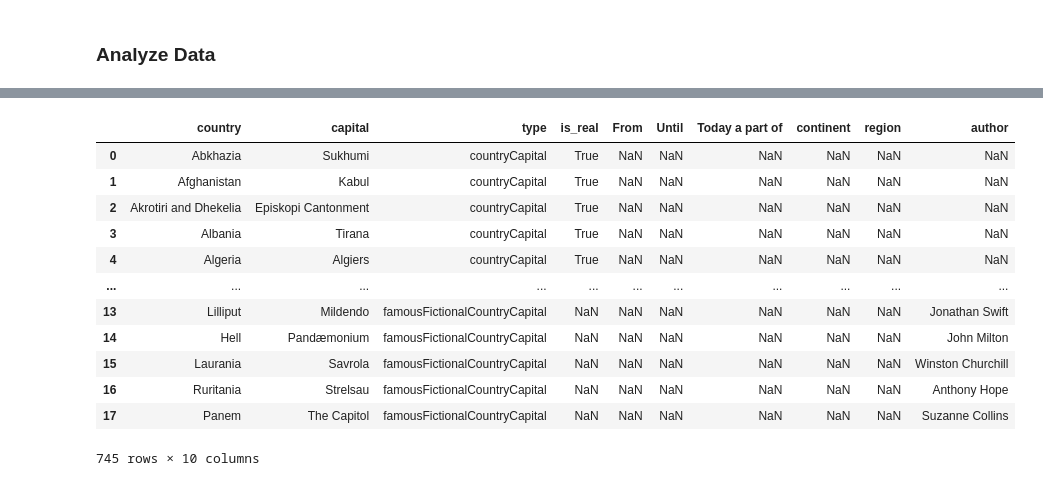
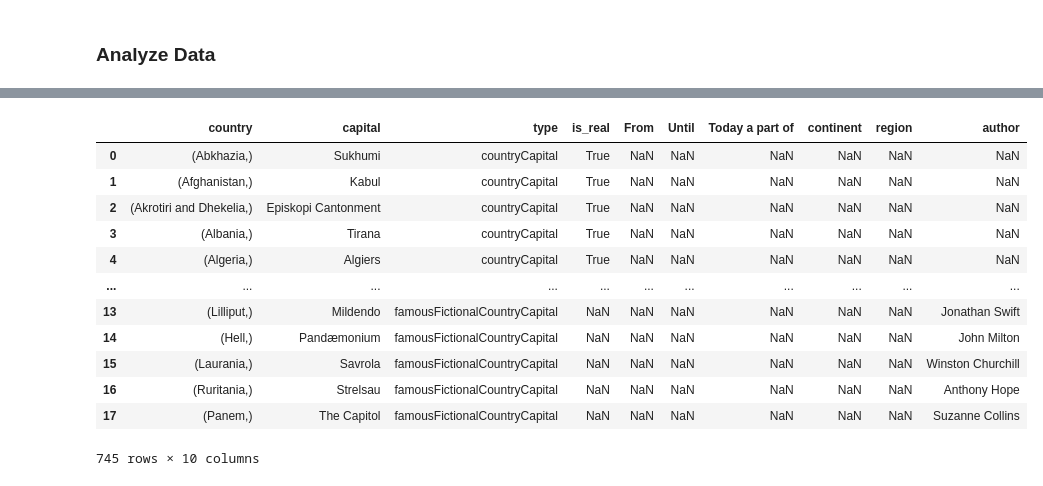
Before and after one commit to kdu4108/measureLM, a Jupyter notebook: analysis.ipynb, the cells around one changed output, grey strips where cells are left out. Saved outputs shown, nothing was run; the diff lists cells and outputs as text; code cells hidden in the pictures.

```diff
--- a/analysis.ipynb
+++ b/analysis.ipynb
@@ -59,6 +46,7 @@ DATASET_KWARGS_IDENTIFIABLE = dict(
     max_entities=90,
     cap_per_type=True,
     raw_country_capitals_path="data/CountryCapital/real-fake-historical-fictional-famousfictional-country-capital.csv",
+    ablate_out_relevant_contexts=True,
 )
 LOG_DATASETS = True
 
@@ -103,6 +91,12 @@ data_id += (
     and DATASET_KWARGS_IDENTIFIABLE["cap_per_type"]
     else ""
 )
+data_id += (
+    "-ablate"
+    if "ablate_out_relevant_contexts" in DATASET_KWARGS_IDENTIFIABLE
+    and DATASET_KWARGS_IDENTIFIABLE["ablate_out_relevant_contexts"]
+    else ""
+)
 
 data_dir = os.path.join("data", DATASET_NAME, data_id, f"{SEED}")
 input_dir = os.path.join(data_dir, "inputs")
@@ -119,14 +113,15 @@ DATASET_KWARGS_IDENTIFIABLE = {
     ),
 }
 
-results_dir = os.path.join(data_dir, "results")
-val_results_path = os.path.join(results_dir, "val.csv")
-
 # Construct model id
 model_id = f"{MODEL_ID}"
 model_id += "-8bit" if LOAD_IN_8BIT else ""
 model_dir = os.path.join(data_dir, "models", model_id)
 
+# Results path
+results_dir = os.path.join(model_dir, "results")
+val_results_path = os.path.join(results_dir, "val.csv")
+
 print(f"Data dir: {data_dir}")
 print(f"Model dir: {model_dir}")
 # %% [output]
@@ -233,23 +247,24 @@ val_df_contexts_per_qe.iloc[0]["contexts"][:10]
 # %%
 country_data = pd.read_csv(
     DATASET_KWARGS_IDENTIFIABLE["raw_country_capitals_path"],
     # os.path.join("data", DATASET_NAME, "real-fake-country-capital.csv"),
     index_col=0,
 )
+country_data["country"] = country_data["country"].apply(lambda x: (x,))
 country_data
 # %% [output]
 |  | country | capital | type | is_real | From | Until | Today a part of | continent | region | author |
-| 0 | Abkhazia | Sukhumi | countryCapital | True | NaN | NaN | NaN | NaN | NaN | NaN |
-| 1 | Afghanistan | Kabul | countryCapital | True | NaN | NaN | NaN | NaN | NaN | NaN |
-| 2 | Akrotiri and Dhekelia | Episkopi Cantonment | countryCapital | True | NaN | NaN | NaN | NaN | NaN | NaN |
-| 3 | Albania | Tirana | countryCapital | True | NaN | NaN | NaN | NaN | NaN | NaN |
-| 4 | Algeria | Algiers | countryCapital | True | NaN | NaN | NaN | NaN | NaN | NaN |
+| 0 | (Abkhazia,) | Sukhumi | countryCapital | True | NaN | NaN | NaN | NaN | NaN | NaN |
+| 1 | (Afghanistan,) | Kabul | countryCapital | True | NaN | NaN | NaN | NaN | NaN | NaN |
+| 2 | (Akrotiri and Dhekelia,) | Episkopi Cantonment | countryCapital | True | NaN | NaN | NaN | NaN | NaN | NaN |
+| 3 | (Albania,) | Tirana | countryCapital | True | NaN | NaN | NaN | NaN | NaN | NaN |
+| 4 | (Algeria,) | Algiers | countryCapital | True | NaN | NaN | NaN | NaN | NaN | NaN |
 | ... | ... | ... | ... | ... | ... | ... | ... | ... | ... | ... |
-| 13 | Lilliput | Mildendo | famousFictionalCountryCapital | NaN | NaN | NaN | NaN | NaN | NaN | Jonathan Swift |
-| 14 | Hell | Pandæmonium | famousFictionalCountryCapital | NaN | NaN | NaN | NaN | NaN | NaN | John Milton |
-| 15 | Laurania | Savrola | famousFictionalCountryCapital | NaN | NaN | NaN | NaN | NaN | NaN | Winston Churchill |
-| 16 | Ruritania | Strelsau | famousFictionalCountryCapital | NaN | NaN | NaN | NaN | NaN | NaN | Anthony Hope |
-| 17 | Panem | The Capitol | famousFictionalCountryCapital | NaN | NaN | NaN | NaN | NaN | NaN | Suzanne Collins |
+| 13 | (Lilliput,) | Mildendo | famousFictionalCountryCapital | NaN | NaN | NaN | NaN | NaN | NaN | Jonathan Swift |
+| 14 | (Hell,) | Pandæmonium | famousFictionalCountryCapital | NaN | NaN | NaN | NaN | NaN | NaN | John Milton |
+| 15 | (Laurania,) | Savrola | famousFictionalCountryCapital | NaN | NaN | NaN | NaN | NaN | NaN | Winston Churchill |
+| 16 | (Ruritania,) | Strelsau | famousFictionalCountryCapital | NaN | NaN | NaN | NaN | NaN | NaN | Anthony Hope |
+| 17 | (Panem,) | The Capitol | famousFictionalCountryCapital | NaN | NaN | NaN | NaN | NaN | NaN | Suzanne Collins |
 745 rows × 10 columns
 # %%
 val_df_per_qe = val_df_contexts_per_qe.merge(
```
Also changed, not shown: parts of 22 cells of this notebook, 1 other file.
